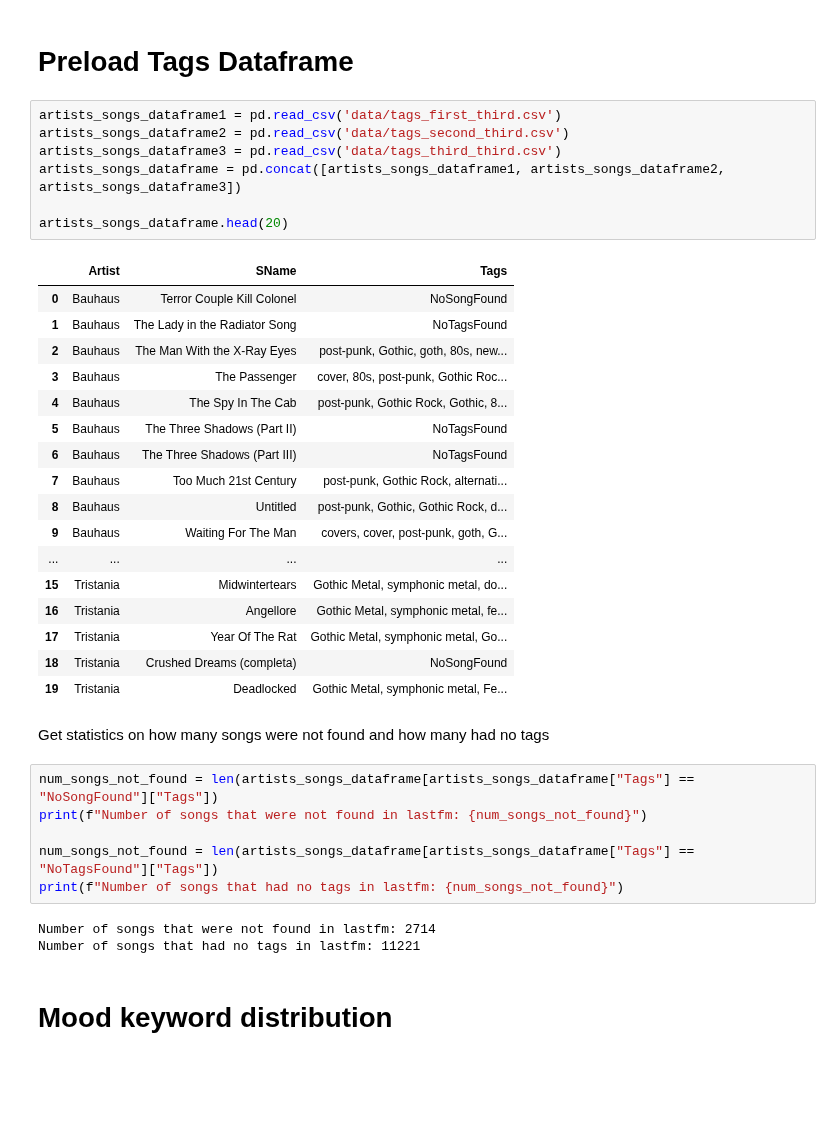
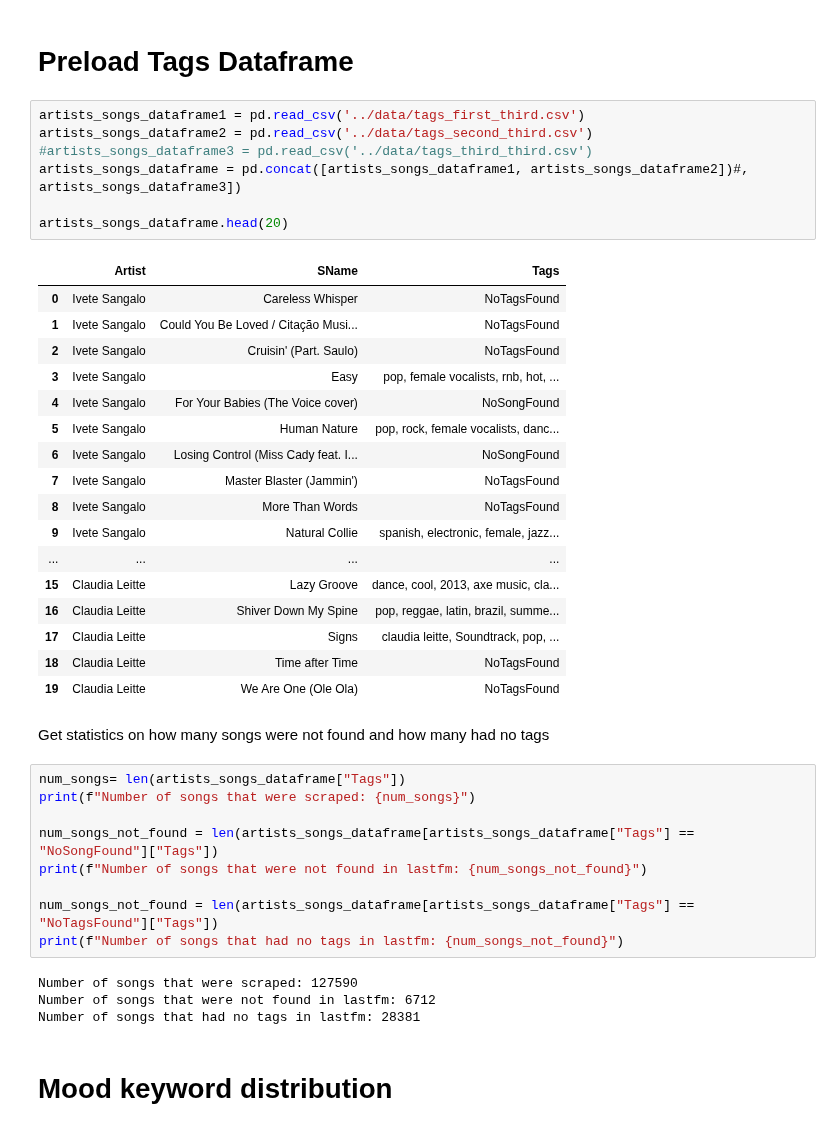
Before and after one commit to Simon-0711/ta_lyrics_sentiment_classification, a Jupyter notebook: data_exploration/lastfm_labels/lastfm_labels.ipynb, the cells around one changed output. Drawn from its saved outputs; the diff is of its cells as text; blank space fills up the shorter version.

```diff
--- a/data_exploration/lastfm_labels/lastfm_labels.ipynb
+++ b/data_exploration/lastfm_labels/lastfm_labels.ipynb
@@ -157,41 +166,45 @@ artists_songs_dataframe.head(50)
 # %% [markdown]
 # Preload Tags Dataframe
 # %%
-artists_songs_dataframe1 = pd.read_csv('data/tags_first_third.csv')
-artists_songs_dataframe2 = pd.read_csv('data/tags_second_third.csv')
-artists_songs_dataframe3 = pd.read_csv('data/tags_third_third.csv')
-artists_songs_dataframe = pd.concat([artists_songs_dataframe1, artists_songs_dataframe2, artists_songs_dataframe3])
+artists_songs_dataframe1 = pd.read_csv('../data/tags_first_third.csv')
+artists_songs_dataframe2 = pd.read_csv('../data/tags_second_third.csv')
+#artists_songs_dataframe3 = pd.read_csv('../data/tags_third_third.csv')
+artists_songs_dataframe = pd.concat([artists_songs_dataframe1, artists_songs_dataframe2])#, artists_songs_dataframe3])
 
 artists_songs_dataframe.head(20)
 # %% [output]
 |  | Artist | SName | Tags |
-| 0 | Bauhaus | Terror Couple Kill Colonel | NoSongFound |
-| 1 | Bauhaus | The Lady in the Radiator Song | NoTagsFound |
-| 2 | Bauhaus | The Man With the X-Ray Eyes | post-punk, Gothic, goth, 80s, new... |
-| 3 | Bauhaus | The Passenger | cover, 80s, post-punk, Gothic Roc... |
-| 4 | Bauhaus | The Spy In The Cab | post-punk, Gothic Rock, Gothic, 8... |
-| 5 | Bauhaus | The Three Shadows (Part II) | NoTagsFound |
-| 6 | Bauhaus | The Three Shadows (Part III) | NoTagsFound |
-| 7 | Bauhaus | Too Much 21st Century | post-punk, Gothic Rock, alternati... |
-| 8 | Bauhaus | Untitled | post-punk, Gothic, Gothic Rock, d... |
-| 9 | Bauhaus | Waiting For The Man | covers, cover, post-punk, goth, G... |
+| 0 | Ivete Sangalo | Careless Whisper | NoTagsFound |
+| 1 | Ivete Sangalo | Could You Be Loved / Citação Musi... | NoTagsFound |
+| 2 | Ivete Sangalo | Cruisin' (Part. Saulo) | NoTagsFound |
+| 3 | Ivete Sangalo | Easy | pop, female vocalists, rnb, hot, ... |
+| 4 | Ivete Sangalo | For Your Babies (The Voice cover) | NoSongFound |
+| 5 | Ivete Sangalo | Human Nature | pop, rock, female vocalists, danc... |
+| 6 | Ivete Sangalo | Losing Control (Miss Cady feat. I... | NoSongFound |
+| 7 | Ivete Sangalo | Master Blaster (Jammin') | NoTagsFound |
+| 8 | Ivete Sangalo | More Than Words | NoTagsFound |
+| 9 | Ivete Sangalo | Natural Collie | spanish, electronic, female, jazz... |
 | ... | ... | ... | ... |
-| 15 | Tristania | Midwintertears | Gothic Metal, symphonic metal, do... |
-| 16 | Tristania | Angellore | Gothic Metal, symphonic metal, fe... |
-| 17 | Tristania | Year Of The Rat | Gothic Metal, symphonic metal, Go... |
-| 18 | Tristania | Crushed Dreams (completa) | NoSongFound |
-| 19 | Tristania | Deadlocked | Gothic Metal, symphonic metal, Fe... |
+| 15 | Claudia Leitte | Lazy Groove | dance, cool, 2013, axe music, cla... |
+| 16 | Claudia Leitte | Shiver Down My Spine | pop, reggae, latin, brazil, summe... |
+| 17 | Claudia Leitte | Signs | claudia leitte, Soundtrack, pop, ... |
+| 18 | Claudia Leitte | Time after Time | NoTagsFound |
+| 19 | Claudia Leitte | We Are One (Ole Ola) | NoTagsFound |
 # %% [markdown]
 Get statistics on how many songs were not found and how many had no tags
 # %%
+num_songs= len(artists_songs_dataframe["Tags"])
+print(f"Number of songs that were scraped: {num_songs}")
+
 num_songs_not_found = len(artists_songs_dataframe[artists_songs_dataframe["Tags"] == "NoSongFound"]["Tags"])
 print(f"Number of songs that were not found in lastfm: {num_songs_not_found}")
 
 num_songs_not_found = len(artists_songs_dataframe[artists_songs_dataframe["Tags"] == "NoTagsFound"]["Tags"])
 print(f"Number of songs that had no tags in lastfm: {num_songs_not_found}")
 # %% [output]
-Number of songs that were not found in lastfm: 2714
-Number of songs that had no tags in lastfm: 11221
+Number of songs that were scraped: 127590
+Number of songs that were not found in lastfm: 6712
+Number of songs that had no tags in lastfm: 28381
 # %% [markdown]
 # Mood keyword distribution
 # %%
```
Also changed, not shown: parts of 10 cells of this notebook, 8 other files.
